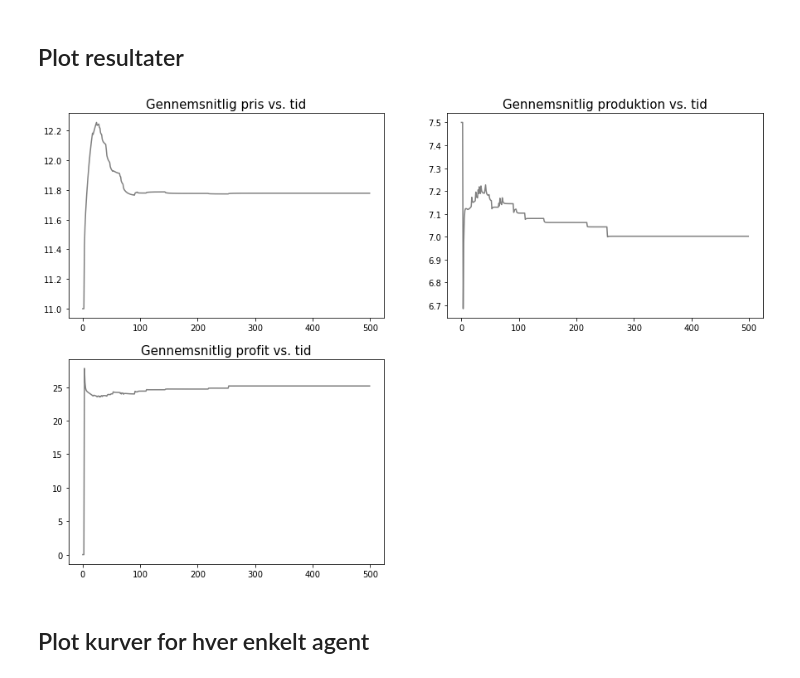
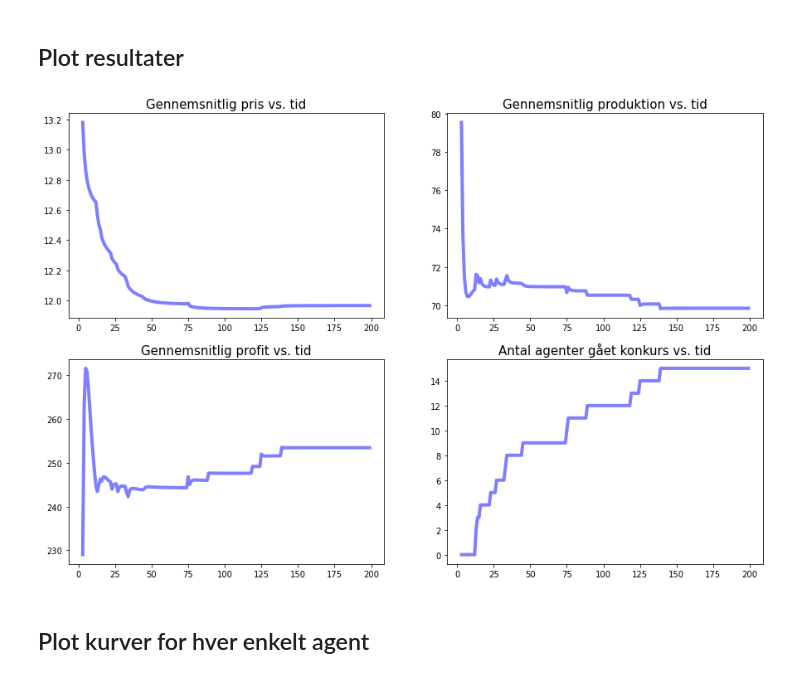
Before and after one commit to DatalogiForAlle/market_competition, a Jupyter notebook: empirical_market_competition_mc.ipynb, the cells around one changed output. Saved outputs shown, nothing was run; the diff lists cells and outputs as text; code cells hidden in the pictures.

```diff
--- a/empirical_market_competition_mc.ipynb
+++ b/empirical_market_competition_mc.ipynb
@@ -40,13 +42,13 @@ num_agents = 200
 ## Agent parametre
 # %%
 # Hvor mange penge har hver agent når simulationen går i gang?
-initial_endowment = 500
+initial_endowment = 500*Δ
 
 # Hvilket produktionsniveau starter agenterne på?
-initial_production = 7.5
+initial_production = 7.5*Δ
 
 # Hvilken pris sætter agenterne i starten?
-initial_price = 11
+initial_price = 14
 
 # Angiv andel af agenterne, der følger flokken i prissætning
 share_herding = 0.3
@@ -56,18 +58,22 @@ num_agents_best_response = int((1 - share_herding)*num_agents)
 
 # Hent parametre til agenters adfærd - best response
 pe_params_br, p_params_br, q_params_br, num_agents_best_response = marketlib.get_parameters(mp,
-                                                                            param_type = "best_response",
+                                                                            agent_type = "best_response",
                                                                             num_agents = num_agents_best_response)
 
 # Parametre til agenters adfærd - herding
 pe_params_h, p_params_h, q_params_h, num_agents_herding = marketlib.get_parameters(mp,
-                                                                            param_type = "herding",
+                                                                            agent_type = "herding",
                                                                             num_agents = num_agents_herding)
 
 # Saml best response parametre og herding parametre i 1 data frame for hver parameter klasse
-pe_params = pd.concat([pe_params_br, pe_params_h])
-p_params = pd.concat([p_params_br, p_params_h])
-q_params = pd.concat([q_params_br, q_params_h])
+pe_params = pd.concat([pe_params_br, pe_params_h], ignore_index=True)
+p_params = pd.concat([p_params_br, p_params_h], ignore_index=True)
+q_params = pd.concat([q_params_br, q_params_h], ignore_index=True)
+
+#pe_params.reset_index(drop = True);
+#p_params.reset_index(drop = True);
+#q_params.reset_index(drop = True);
 # %% [markdown]
 ## Beregning af efterspørgsel
 
@@ -161,9 +167,10 @@ profit_df = pd.DataFrame(np.nan, index = range(time_steps), columns = cols)
 mean_productions = pd.DataFrame(np.nan, index = range(time_steps), columns = ["1"])
 mean_prices = pd.DataFrame(np.nan, index = range(time_steps), columns = ["1"])
 mean_profits = pd.DataFrame(np.nan, index = range(time_steps), columns = ["1"])
-mean_productions[0:3] = initial_production
-mean_prices[0:3] = initial_price
-mean_profits[0:3] = 0
+
+mean_productions[0:t_prehist] = initial_production
+mean_prices[0:t_prehist] = initial_price
+mean_profits[0:t_prehist] = 0
 
 agents = create_agents(num_agents)
 
@@ -194,31 +201,33 @@ for t in range(3, time_steps):
 # %%
 # Initier subplots og sæt figurstørrelse
 fig, axes = plt.subplots(nrows=2, ncols=2)
 plt.subplots_adjust(wspace=0.2, hspace=0.2)
 fig.set_size_inches(15, 10)
 
 # Begynd plots fra periode t_0. Kan sættes til 0 og op.
 # Anvendelig da simulationen er mere volatil i begyndelsen pga start betingelserne.
 t_0 = 0
 
 # Indsæt plot for alle agenternes individuelle historik
-mean_prices[t_0:].plot(ax = axes[0,0], legend = None, color = 'grey', alpha = 1)
+mean_prices[t_prehist:].plot(ax = axes[0,0], legend = None, color = 'blue', alpha = 0.5, linewidth = 4)
 axes[0, 0].set_title('Gennemsnitlig pris vs. tid', weight = 'roman', size = 15)
 #axes[0, 0].set_ylim(9,15)
 
-mean_productions[t_0:].plot(ax = axes[0,1], legend = None, color = 'grey', alpha = 1)
+mean_productions[t_prehist:].plot(ax = axes[0,1], legend = None, color = 'blue', alpha = 0.5, linewidth = 4)
 axes[0, 1].set_title('Gennemsnitlig produktion vs. tid', weight = 'roman', size = 15)
 #axes[0, 1].set_ylim(0,20)
 
-mean_profits[t_0:].plot(ax = axes[1,0], legend = None, color = 'grey', alpha = 1)
+mean_profits[t_prehist:].plot(ax = axes[1,0], legend = None, color = 'blue', alpha = 0.5, linewidth = 4)
 axes[1, 0].set_title('Gennemsnitlig profit vs. tid', weight = 'roman', size = 15)
 #axes[1, 0].set_ylim(-20,100)
 
-# Tilpas og vis figur
-fig.delaxes(axes[1,1])
+n_bankruptcies = price_df.isna().sum(axis=1)
+n_bankruptcies[t_prehist:].plot(ax = axes[1,1], legend = None, color = 'blue', alpha = 0.5, linewidth = 4)
+axes[1, 1].set_title('Antal agenter gået konkurs vs. tid', weight = 'roman', size = 15)
+
 plt.show()
 # %% [output]
-[figure, old version]
+[figure, new version]
 # %% [markdown]
 ## Plot kurver for hver enkelt agent
 # %%
```
Also changed, not shown: parts of 14 cells of this notebook, 1 other file.
